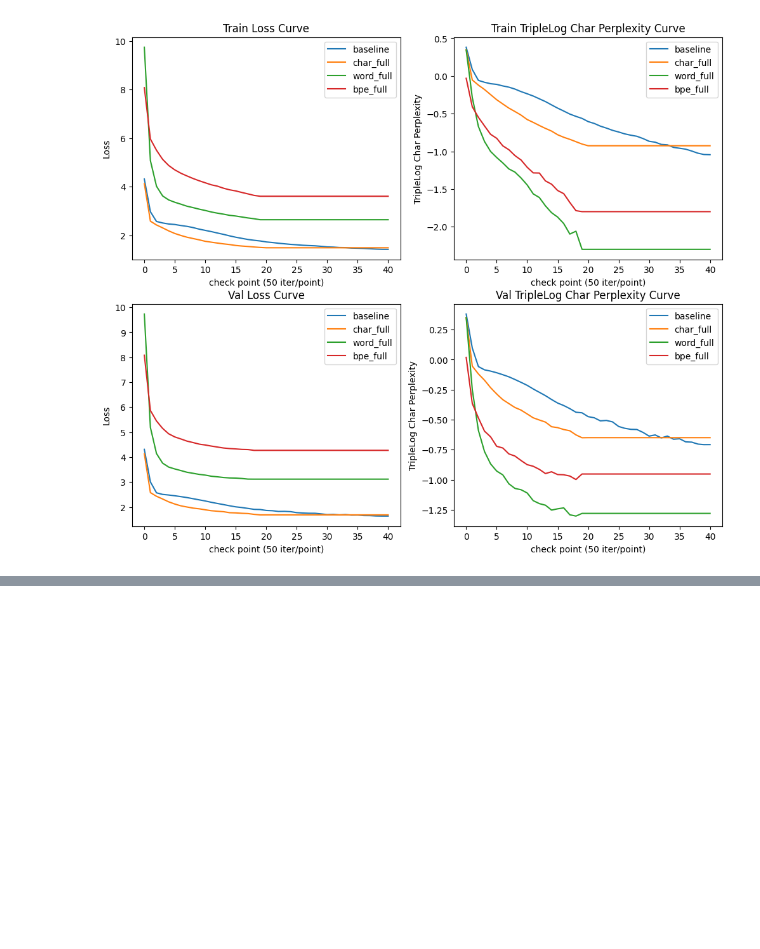
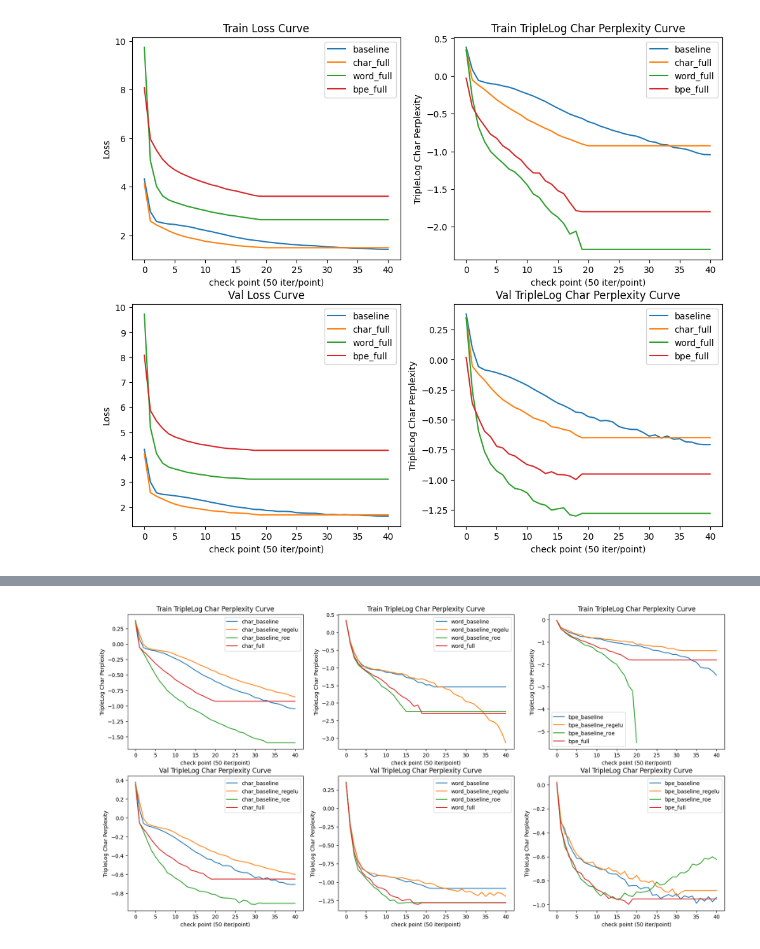
Before and after one commit to fatday/STATS-305B-HW4-Group, a Jupyter notebook: Part2_Working.ipynb, the cells around one changed output, grey strips where cells are left out. Drawn from its saved outputs; the diff is of its cells as text; code cells hidden in the pictures; blank space fills up the shorter version.

Commit message:
updated plots

```diff
--- a/Part2_Working.ipynb
+++ b/Part2_Working.ipynb
@@ -1882,0 +1890,16 @@ model_compare_plots(final_list, model_name_list_final)
+# %%
+tokenizer_names = ["char", "word", "bpe"]
+train_val = ['train', "val"]
+data = {}
+
+for filename in os.listdir("/content/"):
+    # Check if the filename contains any of the specified keywords
+    for name in tokenizer_names:
+        if name in filename and filename.endswith(".json"):
+            filepath = os.path.join("/content/", filename)
+            with open(filepath, "r", encoding="utf-8") as f:
+                data[filename[:-5]] = json.load(f)
+# %%
+model_names = list(data.keys())
+model_names.sort()
+model_names
@@ -1882,0 +1919,22 @@ model_compare_plots(final_list, model_name_list_final)
+# %%
+fig, axes = plt.subplots(2, 3, figsize=(20, 10))
+max_len = 41
+axis_x, axis_y = 0, 0 # plot axis
+for name in train_val:
+  for tk_name in tokenizer_names:
+    for modelname in model_names:
+      if tk_name in modelname:
+        plot_data = np.log(np.log(np.log(np.array(data[modelname]["char_perplexities_train_val"][name]))))
+        if len(plot_data) < max_len:
+          extend_len = max_len - len(plot_data)
+          plot_data = np.concatenate([plot_data, np.array([plot_data[-1]] * extend_len, dtype=plot_data.dtype)])
+        axes[axis_x, axis_y].plot(plot_data, label= modelname)
+    axes[axis_x, axis_y].set_xlabel('check point (50 iter/point)')
+    axes[axis_x, axis_y].set_ylabel('TripleLog Char Perplexity')
+    axes[axis_x, axis_y].set_title(name.capitalize() + ' TripleLog Char Perplexity Curve')
+    axes[axis_x, axis_y].legend()
+    axis_y += 1
+  axis_x += 1
+  axis_y = 0
+# %% [output]
+[figure, added]
```
Also changed, not shown: parts of 3 cells of this notebook.
